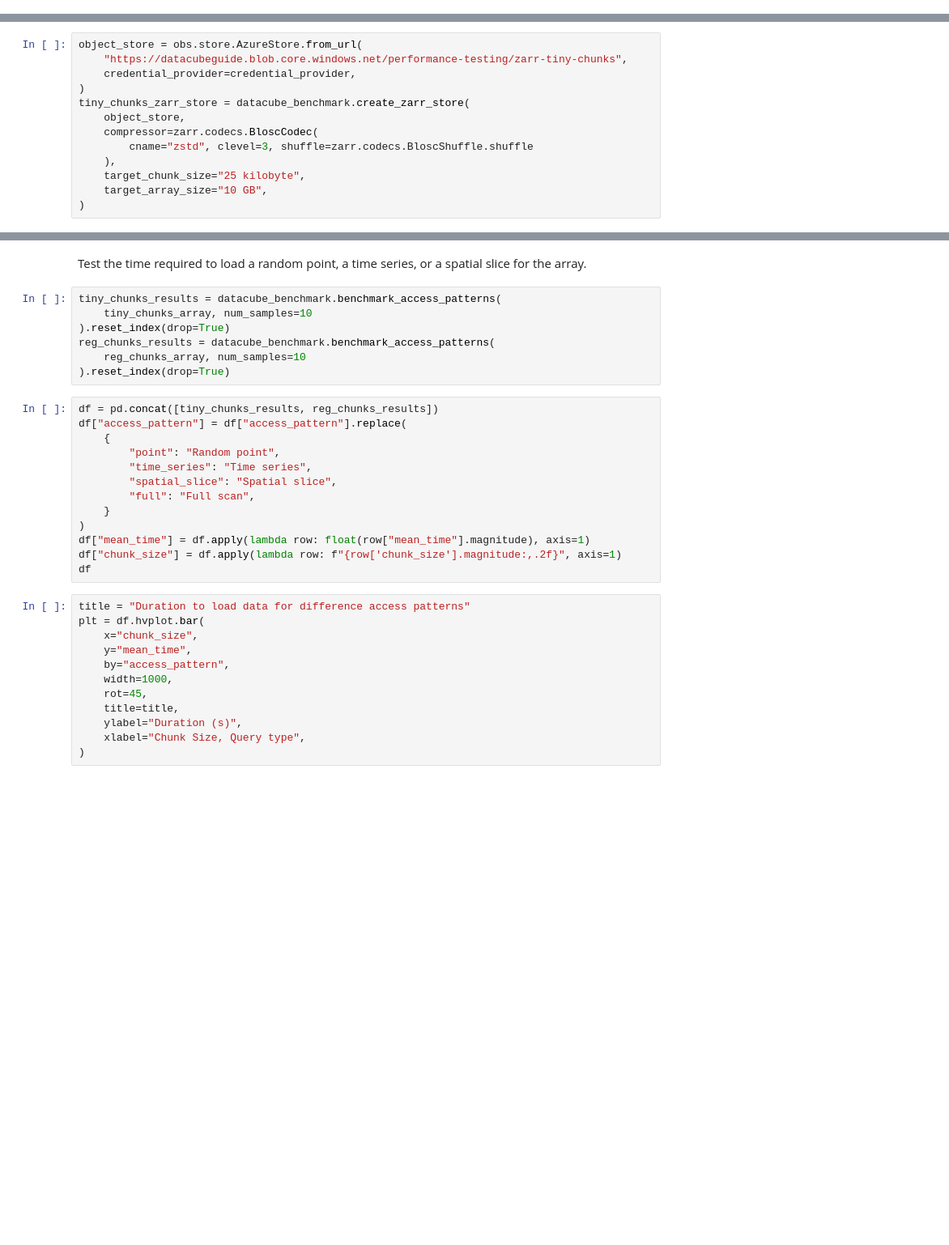
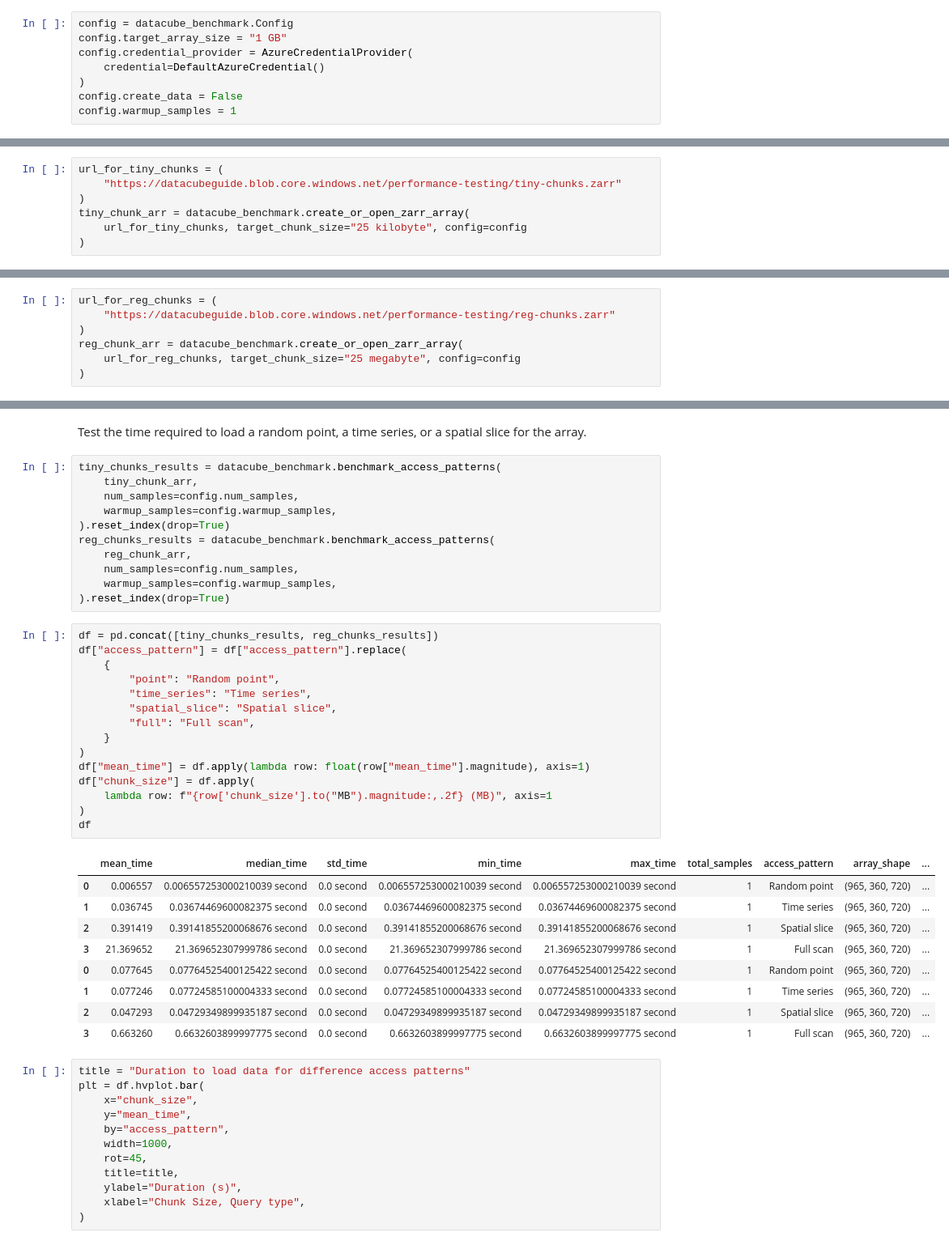
Before and after one commit to developmentseed/datacube-guide, a Jupyter notebook: docs/tiny-chunks.ipynb, the cells around one changed output, grey strips where cells are left out. Shown at 81% size. Saved outputs shown, nothing was run; the diff lists cells and outputs as text; blank space fills up the shorter version.

```diff
--- a/docs/tiny-chunks.ipynb
+++ b/docs/tiny-chunks.ipynb
@@ -24,0 +28,8 @@ credential_provider = AzureCredentialProvider(credential=DefaultAzureCredential(
+# %%
+config = datacube_benchmark.Config
+config.target_array_size = "1 GB"
+config.credential_provider = AzureCredentialProvider(
+    credential=DefaultAzureCredential()
+)
+config.create_data = False
+config.warmup_samples = 1
@@ -29,14 +48,8 @@ Create a blosc compressed array with 25 KB chunks
 # %%
-object_store = obs.store.AzureStore.from_url(
-    "https://datacubeguide.blob.core.windows.net/performance-testing/zarr-tiny-chunks",
-    credential_provider=credential_provider,
+url_for_tiny_chunks = (
+    "https://datacubeguide.blob.core.windows.net/performance-testing/tiny-chunks.zarr"
 )
-tiny_chunks_zarr_store = datacube_benchmark.create_zarr_store(
-    object_store,
-    compressor=zarr.codecs.BloscCodec(
-        cname="zstd", clevel=3, shuffle=zarr.codecs.BloscShuffle.shuffle
-    ),
-    target_chunk_size="25 kilobyte",
-    target_array_size="10 GB",
+tiny_chunk_arr = datacube_benchmark.create_or_open_zarr_array(
+    url_for_tiny_chunks, target_chunk_size="25 kilobyte", config=config
 )
 # %% [markdown]
@@ -57 +57,8 @@ reg_chunks_zarr_store = datacube_benchmark.create_zarr_store(
+# %%
+url_for_reg_chunks = (
+    "https://datacubeguide.blob.core.windows.net/performance-testing/reg-chunks.zarr"
+)
+reg_chunk_arr = datacube_benchmark.create_or_open_zarr_array(
+    url_for_reg_chunks, target_chunk_size="25 megabyte", config=config
+)
 # %% [markdown]
@@ -86,24 +95,40 @@ Notice the much better compression ratio for a datacube with 25 MB chunks relati
 Test the time required to load a random point, a time series, or a spatial slice for the array.
 # %%
 tiny_chunks_results = datacube_benchmark.benchmark_access_patterns(
-    tiny_chunks_array, num_samples=10
+    tiny_chunk_arr,
+    num_samples=config.num_samples,
+    warmup_samples=config.warmup_samples,
 ).reset_index(drop=True)
 reg_chunks_results = datacube_benchmark.benchmark_access_patterns(
-    reg_chunks_array, num_samples=10
+    reg_chunk_arr,
+    num_samples=config.num_samples,
+    warmup_samples=config.warmup_samples,
 ).reset_index(drop=True)
 # %%
 df = pd.concat([tiny_chunks_results, reg_chunks_results])
 df["access_pattern"] = df["access_pattern"].replace(
     {
         "point": "Random point",
         "time_series": "Time series",
         "spatial_slice": "Spatial slice",
         "full": "Full scan",
     }
 )
 df["mean_time"] = df.apply(lambda row: float(row["mean_time"].magnitude), axis=1)
-df["chunk_size"] = df.apply(lambda row: f"{row['chunk_size'].magnitude:,.2f}", axis=1)
+df["chunk_size"] = df.apply(
+    lambda row: f"{row['chunk_size'].to("MB").magnitude:,.2f} (MB)", axis=1
+)
 df
+# %% [output]
+|  | mean_time | median_time | std_time | min_time | max_time | total_samples | access_pattern | array_shape | ... |
+| 0 | 0.006557 | 0.006557253000210039 second | 0.0 second | 0.006557253000210039 second | 0.006557253000210039 second | 1 | Random point | (965, 360, 720) | ... |
+| 1 | 0.036745 | 0.03674469600082375 second | 0.0 second | 0.03674469600082375 second | 0.03674469600082375 second | 1 | Time series | (965, 360, 720) | ... |
+| 2 | 0.391419 | 0.39141855200068676 second | 0.0 second | 0.39141855200068676 second | 0.39141855200068676 second | 1 | Spatial slice | (965, 360, 720) | ... |
+| 3 | 21.369652 | 21.369652307999786 second | 0.0 second | 21.369652307999786 second | 21.369652307999786 second | 1 | Full scan | (965, 360, 720) | ... |
+| 0 | 0.077645 | 0.07764525400125422 second | 0.0 second | 0.07764525400125422 second | 0.07764525400125422 second | 1 | Random point | (965, 360, 720) | ... |
+| 1 | 0.077246 | 0.07724585100004333 second | 0.0 second | 0.07724585100004333 second | 0.07724585100004333 second | 1 | Time series | (965, 360, 720) | ... |
+| 2 | 0.047293 | 0.04729349899935187 second | 0.0 second | 0.04729349899935187 second | 0.04729349899935187 second | 1 | Spatial slice | (965, 360, 720) | ... |
+| 3 | 0.663260 | 0.6632603899997775 second | 0.0 second | 0.6632603899997775 second | 0.6632603899997775 second | 1 | Full scan | (965, 360, 720) | ... |
 # %%
 title = "Duration to load data for difference access patterns"
 plt = df.hvplot.bar(
```
Also changed, not shown: parts of 20 cells of this notebook, 4 other files.
